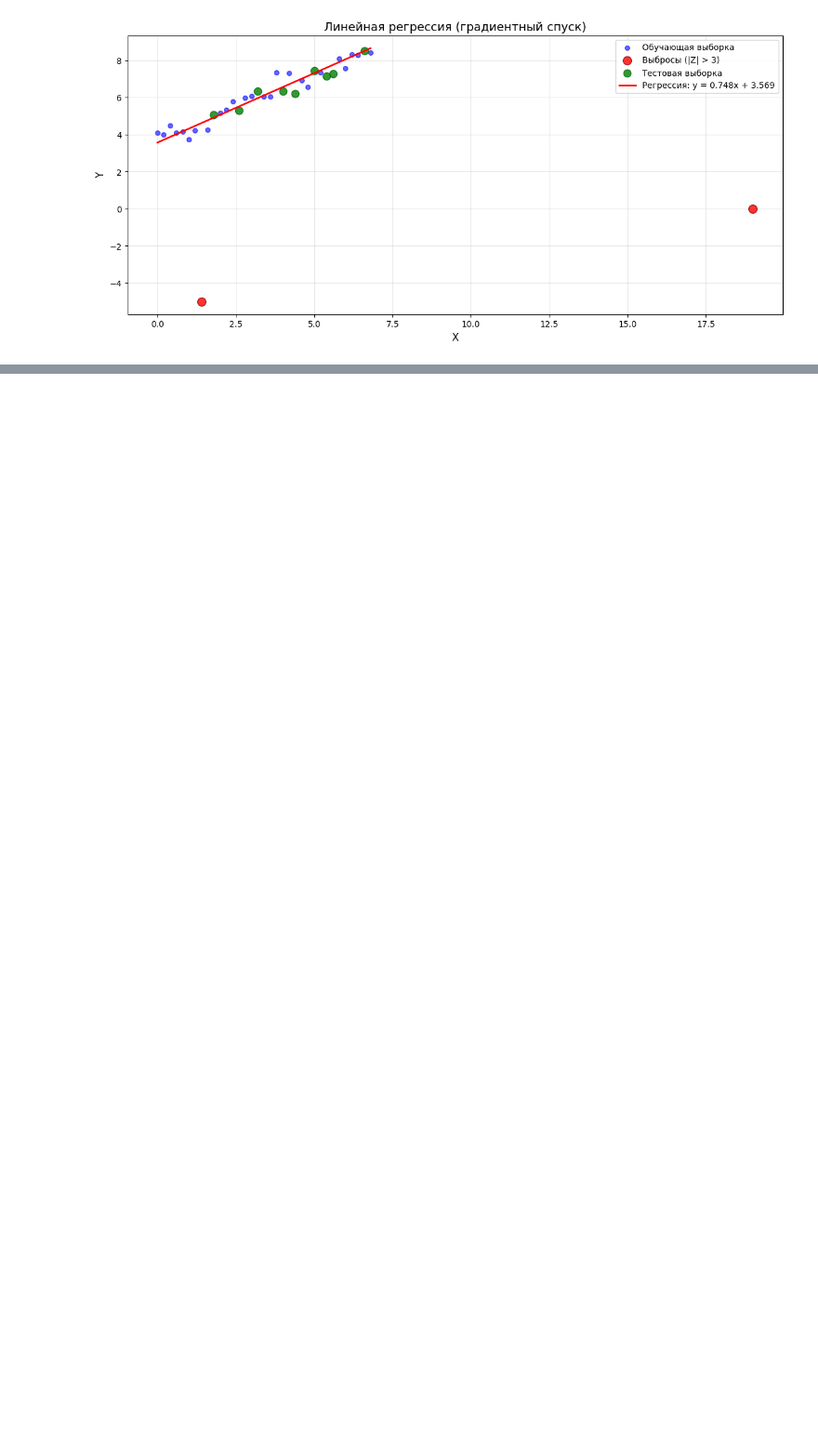
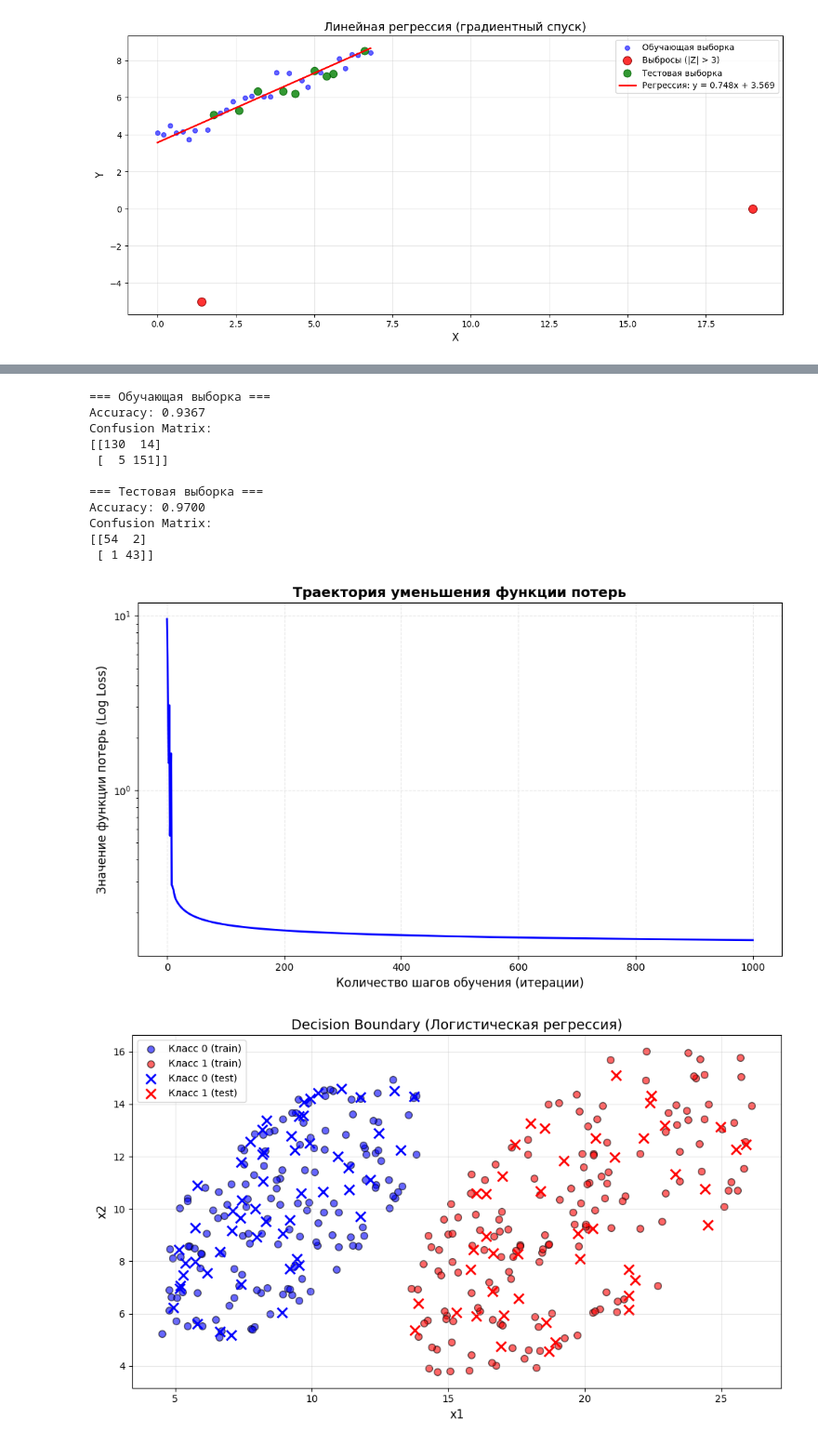
Before and after one commit to Darki21/Magistr_ml_sem2, a Jupyter notebook: pr4/pr4.Ipynb, the cells around one changed output, grey strips where cells are left out. Shown at 93% size. Saved outputs shown, nothing was run; the diff lists cells and outputs as text; code cells hidden in the pictures; blank space fills up the shorter version.

Commit message:
Построение модели бинарной классификации при помощи логистической регрессии

```diff
--- a/pr4/pr4.Ipynb
+++ b/pr4/pr4.Ipynb
@@ -289,0 +404,20 @@ plot_regression(X_train, Y_train, X_test, Y_test, X_outliers, Y_outliers, w)
+# %%
+current_loss = loss_log(w, X_train, Y_train)
+history = {'w0': [w[0]], 'w1': [w[1]], 'w2': [w[2]], 'loss': [current_loss]}
+while (current_loss > 1e-7) and n<max_iterations:
+    n+=1
+    lmb = max(1/(n+k),lmb_min)
+    w =  w - lmb*compute_log_grad(w, X_train, Y_train)
+    current_loss = loss_log(w, X_train, Y_train)
+    history['w0'].append(w[0])
+    history['w1'].append(w[1])
+    history['w2'].append(w[2])
+    history['loss'].append(current_loss)
+    print(f"Итерация {n}: loss = {current_loss}, веса = {w}")
+
+
+print(f"\nОбучение завершено!")
+print(f"Итоговые веса: {w}")
+print(f"Итоговая ошибка: {loss_log(w, X_train, Y_train)}")
+
+print(f"Ошибка на тестовых данных: {loss_log(w, X_test, Y_test)}")
@@ -289,0 +442,39 @@ plot_regression(X_train, Y_train, X_test, Y_test, X_outliers, Y_outliers, w)
+# %%
+
+y_train_pred = predict(w, X_train)
+y_test_pred = predict(w, X_test)
+
+print("\n=== Обучающая выборка ===")
+print(f"Accuracy: {accuracy_score(Y_train, y_train_pred):.4f}")
+print(f"Confusion Matrix:\n{confusion_matrix(Y_train, y_train_pred)}")
+
+print("\n=== Тестовая выборка ===")
+print(f"Accuracy: {accuracy_score(Y_test, y_test_pred):.4f}")
+print(f"Confusion Matrix:\n{confusion_matrix(Y_test, y_test_pred)}")
+
+# Построение графика зависимости потерь от количества итераций
+plt.figure(figsize=(10, 6))
+plt.plot(range(len(history['loss'])), history['loss'], linewidth=2, color='blue')
+plt.xlabel('Количество шагов обучения (итерации)', fontsize=12)
+plt.ylabel('Значение функции потерь (Log Loss)', fontsize=12)
+plt.title('Траектория уменьшения функции потерь', fontsize=14, fontweight='bold')
+plt.grid(True, alpha=0.3, linestyle='--')
+plt.yscale('log')  # Логарифмическая шкала для лучшей визуализации убывания
+plt.tight_layout()
+plt.show()
+
+plot_bin_clasifer(x, X_test, Y_test , X_train, Y_train, w)
+# %% [output]
+=== Обучающая выборка ===
+Accuracy: 0.9367
+Confusion Matrix:
+[[130  14]
+ [  5 151]]
+
+=== Тестовая выборка ===
+Accuracy: 0.9700
+Confusion Matrix:
+[[54  2]
+ [ 1 43]]
+[figure, added]
+[figure, added]
```
Also changed, not shown: parts of 16 cells of this notebook, 2 other files.
